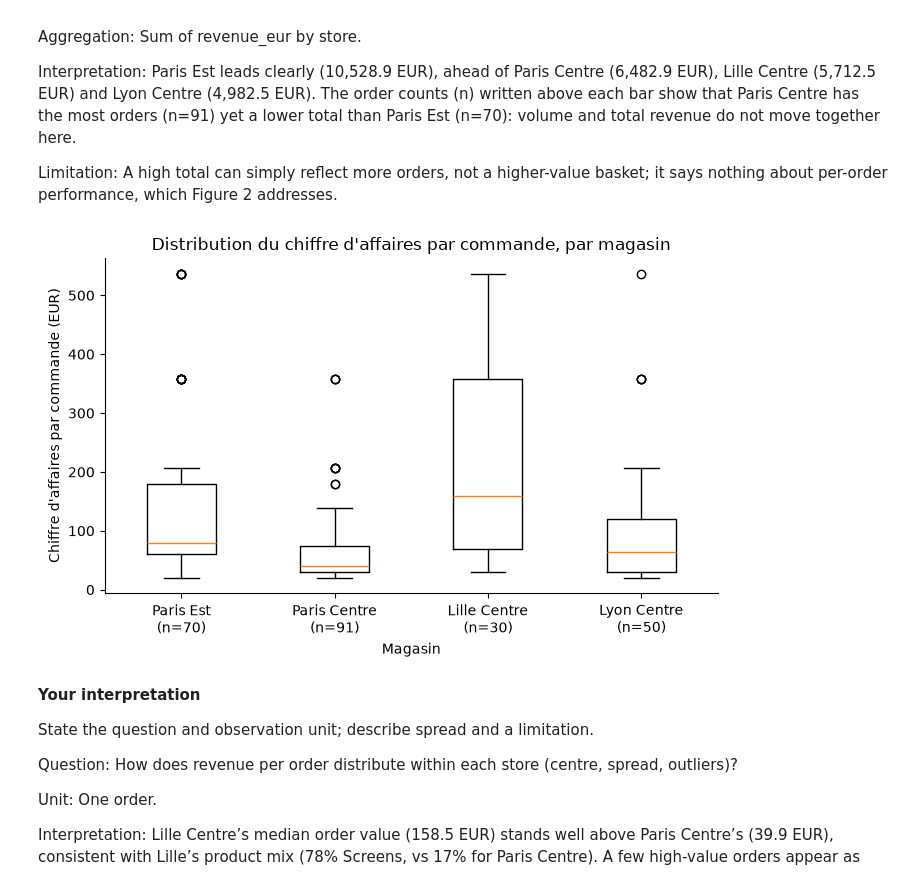
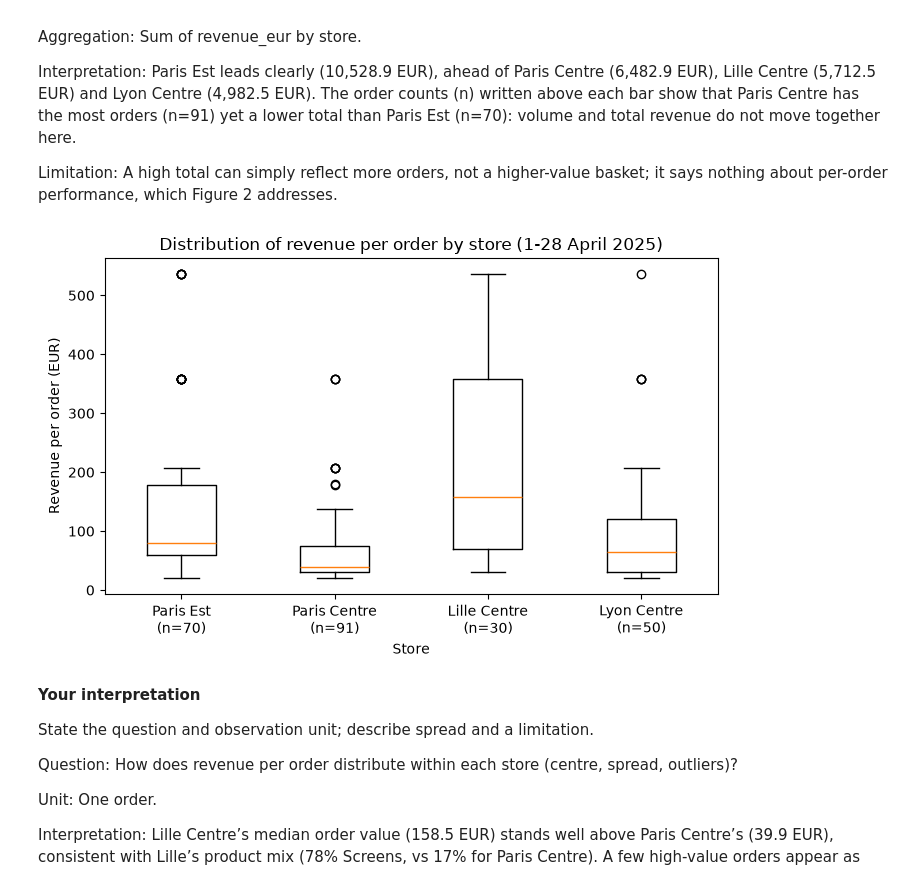
Before and after one commit to kimynh/INF4---Atelier-5, a Jupyter notebook: notebooks/05-Data-Integration-Case-Study.ipynb, the cells around one changed output. Saved outputs shown, nothing was run; the diff lists cells and outputs as text; code cells hidden in the pictures.

```diff
--- a/notebooks/05-Data-Integration-Case-Study.ipynb
+++ b/notebooks/05-Data-Integration-Case-Study.ipynb
@@ -570,27 +570,27 @@ A high total can simply reflect more orders, not a higher-value basket; it says
 # %%
 # Figure 2 — Distribution of order revenue
 
 store_order = store_summary.sort_values("total_revenue_eur", ascending=False)["store_name"].tolist()
 
 data_by_store = []
 labels = []
 for store in store_order:
     values = analysis.loc[analysis["store_name"] == store, "revenue_eur"]
     data_by_store.append(values)
     labels.append(store + "\n(n=" + str(len(values)) + ")")
 
 fig, ax = plt.subplots(figsize=(7, 4.5))
 ax.boxplot(data_by_store)
 ax.set_xticks(range(1, len(labels) + 1))
 ax.set_xticklabels(labels)
-ax.set_title("Distribution du chiffre d'affaires par commande, par magasin")
-ax.set_xlabel("Magasin")
-ax.set_ylabel("Chiffre d'affaires par commande (EUR)")
+ax.set_title("Distribution of revenue per order by store (1-28 April 2025)")
+ax.set_xlabel("Store")
+ax.set_ylabel("Revenue per order (EUR)")
 plt.tight_layout()
 fig.savefig(OUT_DIR / "figure2_boxplot_revenue_by_store.png", dpi=150)
 plt.show()
 # %% [output]
-[figure, old version]
+[figure, new version]
 # %% [markdown]
 **Your interpretation**
 
```
Also changed, not shown: parts of 4 cells of this notebook, 2 other files.
